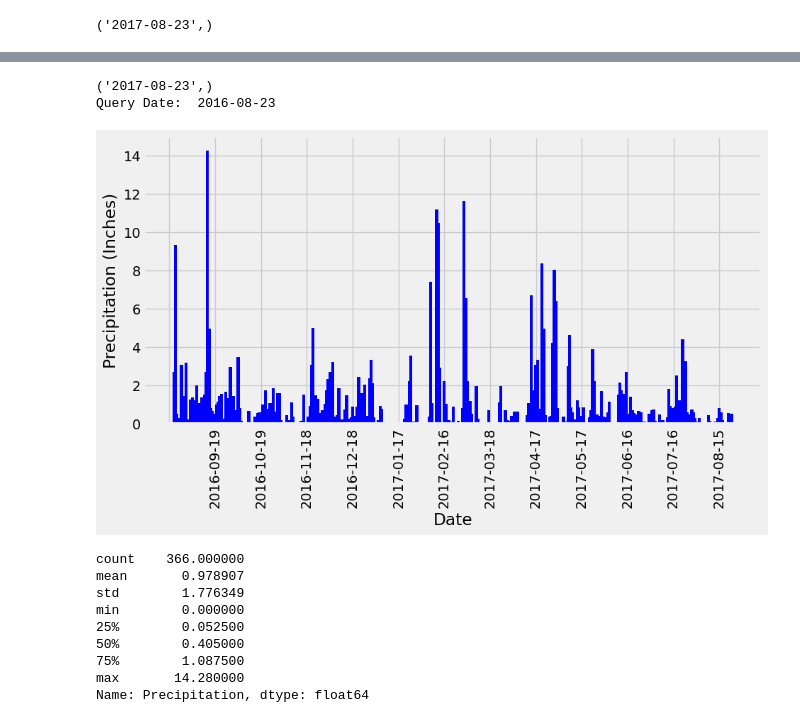
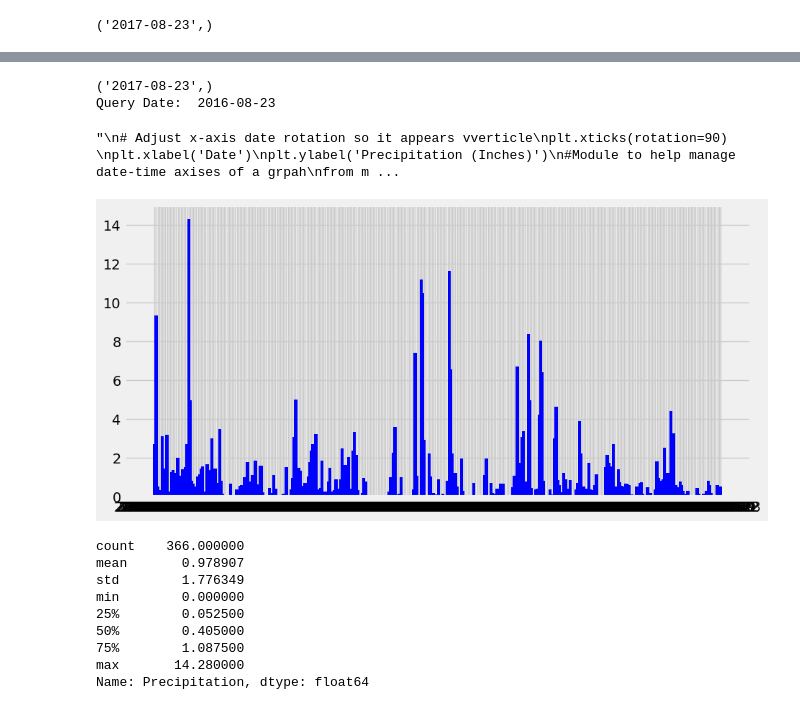
Before and after one commit to Allan-CM/Weather_Data_Analysis, a Jupyter notebook: SurfsUp/climate_starter.ipynb, the cells around one changed output, grey strips where cells are left out. Cells and saved outputs as stored; diff of their text form; code cells hidden in the pictures.

```diff
--- a/SurfsUp/climate_starter.ipynb
+++ b/SurfsUp/climate_starter.ipynb
@@ -77,36 +121,37 @@ precipitation_date = session.query(Measurement.date, func.round(func.sum(Measure
                      group_by(Measurement.date).\
                      all()
 
 #Creating Dataframe to store variable
 precipitation_df = pd.DataFrame(precipitation_date, columns=['Date', 'Precipitation'])
 precipitation_df.head(50)
 
 # Sort the dataframe by date
 sorted_df = precipitation_df.sort_values(by='Date')
 sorted_df.head(50)
 
 #Plot bar graph
 fig, ax = plt.subplots(figsize=(10, 5))
 ax = plt.bar(precipitation_df['Date'], precipitation_df['Precipitation'], color ='blue',
         width = 2)
-
+'''
 # Adjust x-axis date rotation so it appears vverticle
 plt.xticks(rotation=90)
 plt.xlabel('Date')
 plt.ylabel('Precipitation (Inches)')
-
 #Module to help manage date-time axises of a grpah
 from matplotlib.dates import DayLocator
 
 #Initilizaizes how often and wehre the x-tick should appear 30 days in this case
 locator = DayLocator(interval=30)
 #plt.gca acccess the current properties of ax(bar graph) to manipulate x-tciks
 plt.gca().xaxis.set_major_locator(locator)
 plt.show()
+'''
 # %% [output]
 ('2017-08-23',)
 Query Date:  2016-08-23
+"\n# Adjust x-axis date rotation so it appears vverticle\nplt.xticks(rotation=90) \nplt.xlabel('Date')\nplt.ylabel('Precipitation (Inches)')\n#Module to help manage date-time axises of a grpah\nfrom m ...
-[figure, old version]
+[figure, new version]
 # %%
 # Use Pandas to calculate the summary statistics for the precipitation data
 precipitation_summary = precipitation_df['Precipitation'].describe()
```
Also changed, not shown: parts of 2 cells of this notebook.
